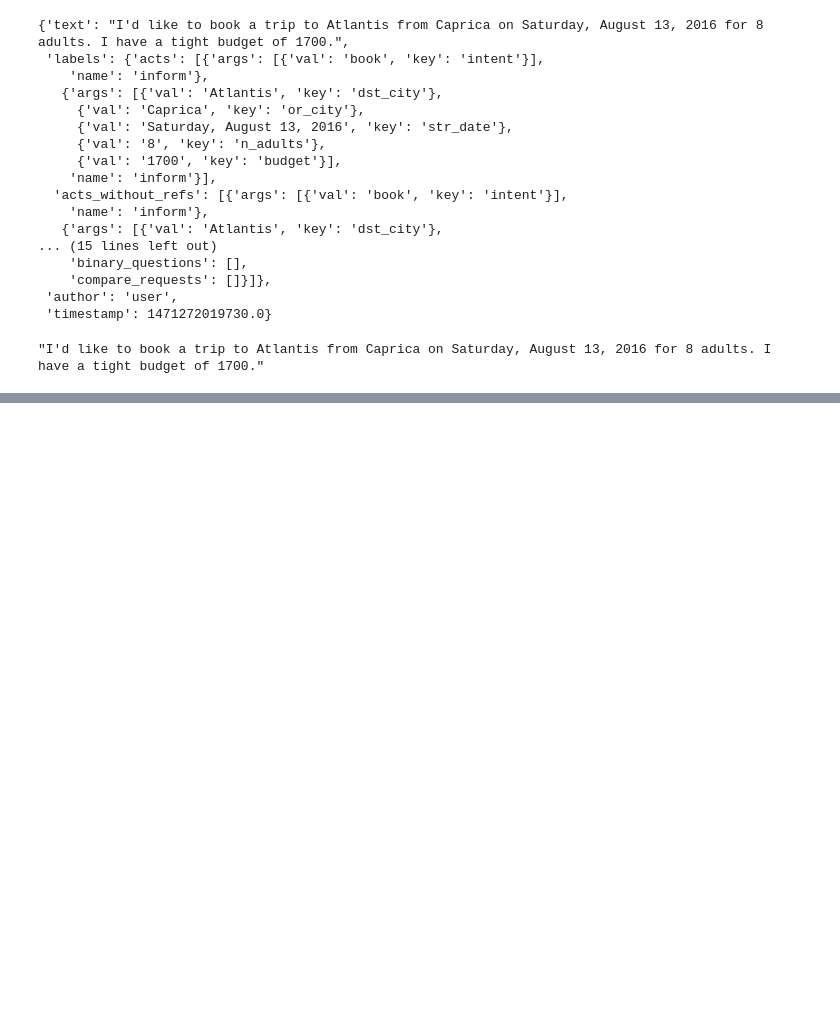
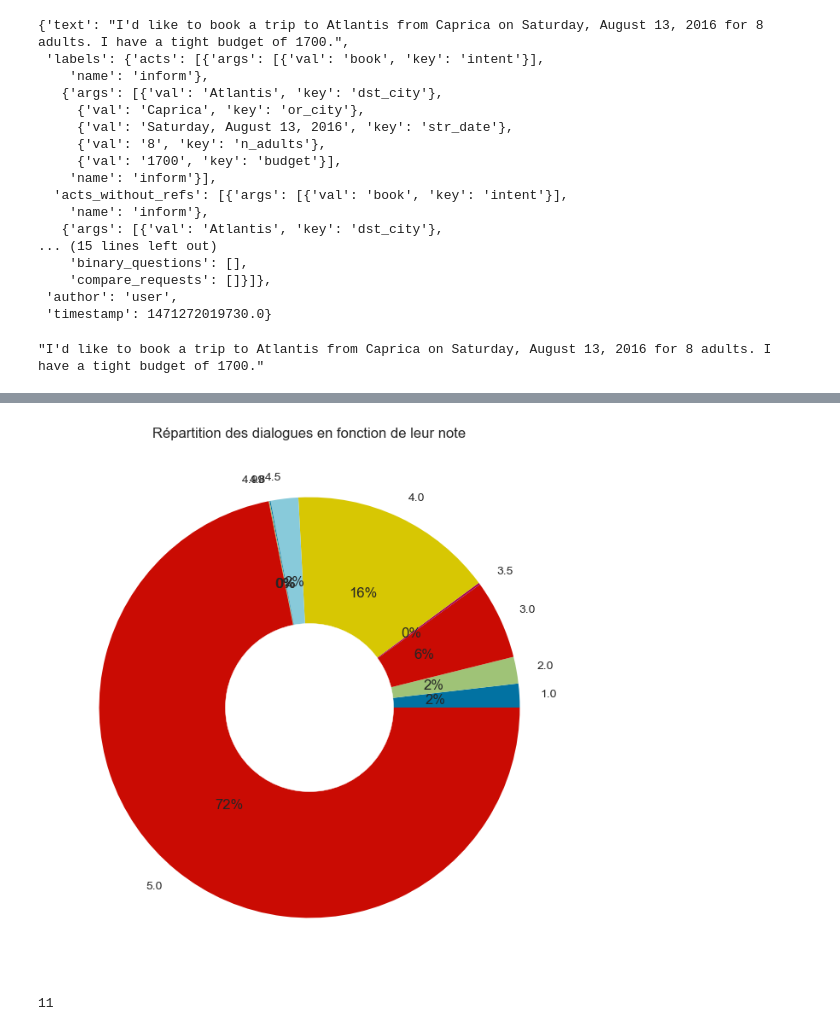
Before and after one commit to AurelieAAN/OP_Project10, a Jupyter notebook: P10_Script_02.ipynb, the cells around one changed output, grey strips where cells are left out. Cells and saved outputs as stored; diff of their text form; code cells hidden in the pictures; blank space fills up the shorter version.

```diff
--- a/P10_Script_02.ipynb
+++ b/P10_Script_02.ipynb
@@ -134,0 +143,6 @@ df["labels"][0]
+# %%
+df["str_date"] = df["acts"].apply(lambda x: process_keyval(x, "str_date"))
+# %%
+df["end_date"] = df["acts"].apply(lambda x: process_keyval(x, "end_date"))
+# %%
+df["budget"] = df["acts"].apply(lambda x: process_keyval(x, "budget"))
@@ -134,0 +161,2 @@ df["labels"][0]
+# %%
+df["userSurveyRating"] = df["labels"].apply(lambda x: x["userSurveyRating"])
@@ -134,0 +175,9 @@ df["labels"][0]
+# %%
+pk.graph_circle(df["userSurveyRating"], "userSurveyRating",
+                 "Répartition des dialogues en fonction de leur note")
+# %% [output]
+[figure, added]
+# %%
+df["user_id"].nunique()
+# %% [output]
+11
```
Also changed, not shown: parts of 75 cells of this notebook.
